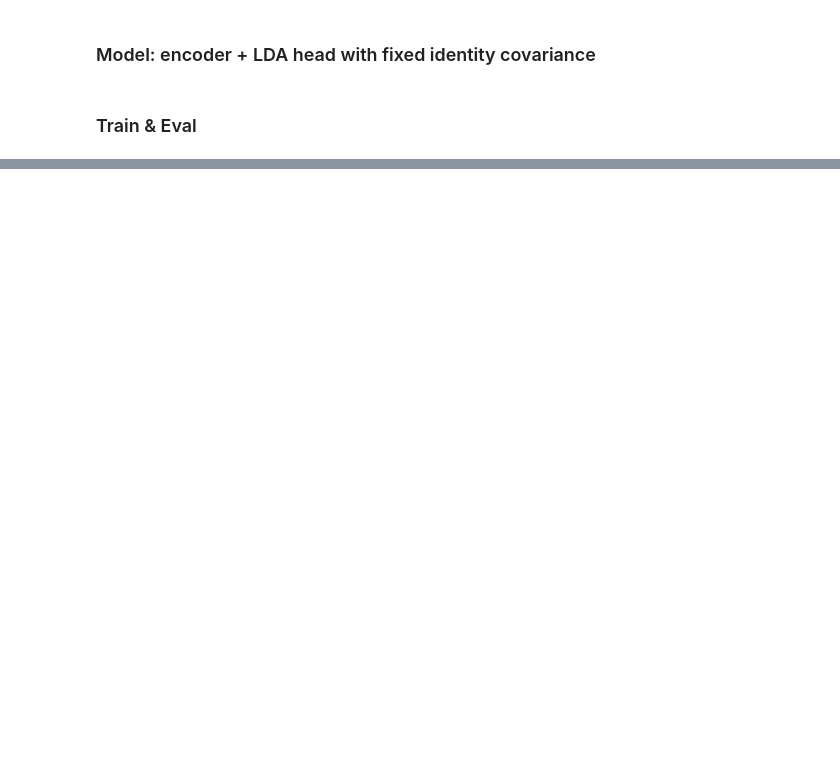
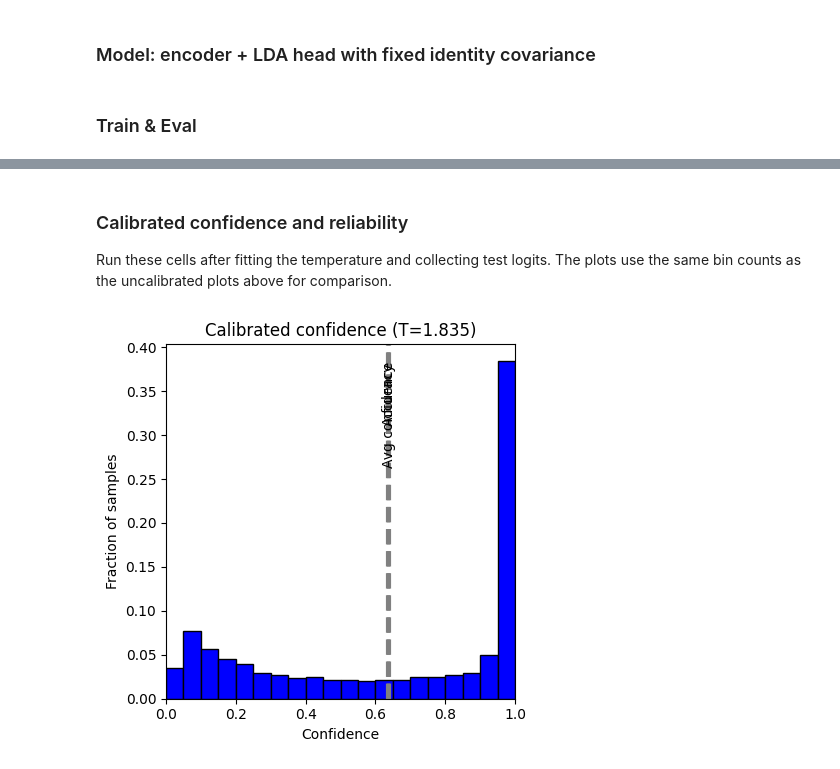
Before and after one commit to zh3nis/simplex-lda, a Jupyter notebook: CIFAR100.ipynb, the cells around one changed output, grey strips where cells are left out. Drawn from its saved outputs; the diff is of its cells as text; code cells hidden in the pictures; blank space fills up the shorter version.

```diff
--- a/CIFAR100.ipynb
+++ b/CIFAR100.ipynb
@@ -235,0 +322,42 @@ plt.show()
+# %% [markdown]
+### Calibrated confidence and reliability
+
+Run these cells after fitting the temperature and collecting test logits.
+The plots use the same bin counts as the uncalibrated plots above for comparison.
+# %%
+import numpy as np
+import matplotlib.pyplot as plt
+
+from pathlib import Path
+
+# Reuse test scores collected after training; apply the fitted temperature.
+calibrated_probs = F.softmax(test_logits / temperature, dim=1)
+calibrated_conf, calibrated_pred = calibrated_probs.max(dim=1)
+conf = calibrated_conf.detach().cpu().numpy()
+pred = calibrated_pred.detach().cpu().numpy()
+labels = test_labels.detach().cpu().numpy()
+Path('plots').mkdir(parents=True, exist_ok=True)
+
+acc = (pred == labels).mean()
+avg_conf = conf.mean().item()
+
+bins = np.linspace(0.0, 1.0, 21)
+weights = np.ones_like(conf) / conf.size
+
+plt.figure(figsize=(4.5, 4.5))
+plt.hist(conf, bins=bins, weights=weights, color='blue', edgecolor='black')
+plt.axvline(avg_conf, color='gray', linestyle='--', linewidth=3)
+plt.axvline(acc, color='gray', linestyle='--', linewidth=3)
+plt.text(avg_conf, 0.95 * plt.gca().get_ylim()[1], 'Avg confidence',
+         rotation=90, va='top', ha='center')
+plt.text(acc, 0.95 * plt.gca().get_ylim()[1], 'Accuracy',
+         rotation=90, va='top', ha='center')
+plt.xlabel('Confidence')
+plt.ylabel('Fraction of samples')
+plt.xlim(0, 1)
+plt.title(f'Calibrated confidence (T={temperature:.3f})')
+plt.tight_layout()
+plt.savefig('plots/cifar100_calibrated_confidence_hist.png', dpi=600)
+plt.show()
+# %% [output]
+[figure, added]
```
Also changed, not shown: parts of 12 cells of this notebook, 8 other files.
